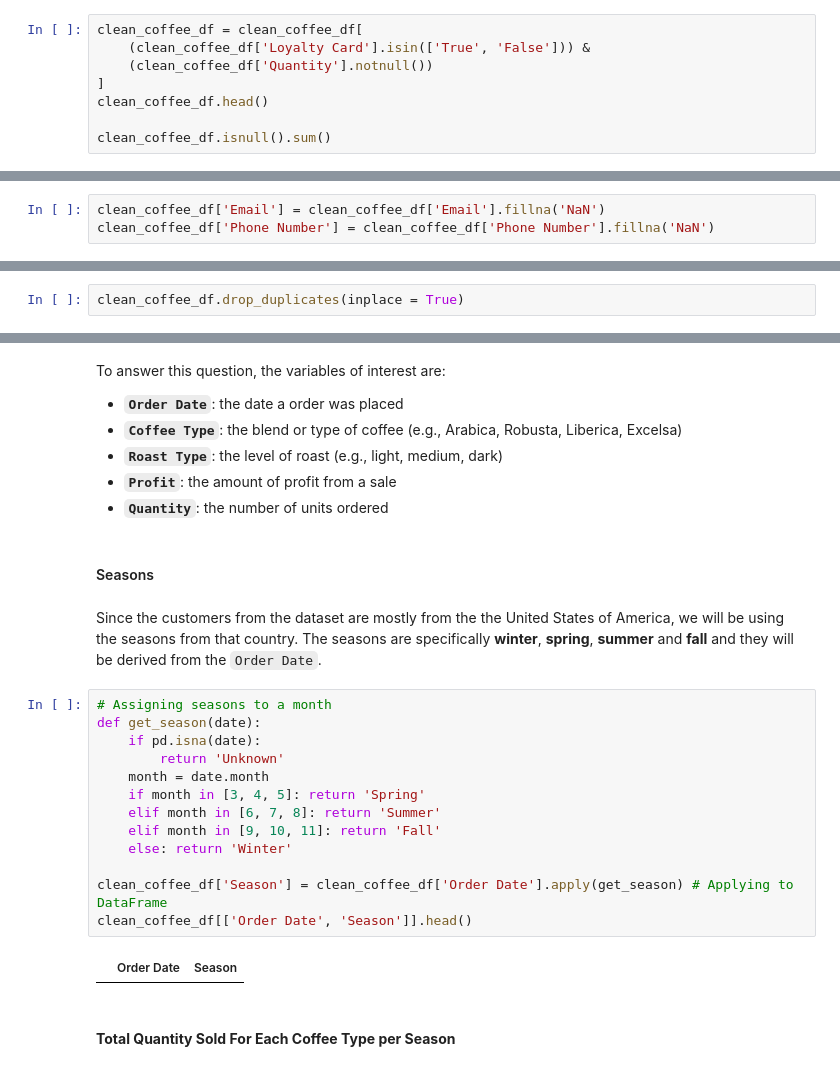
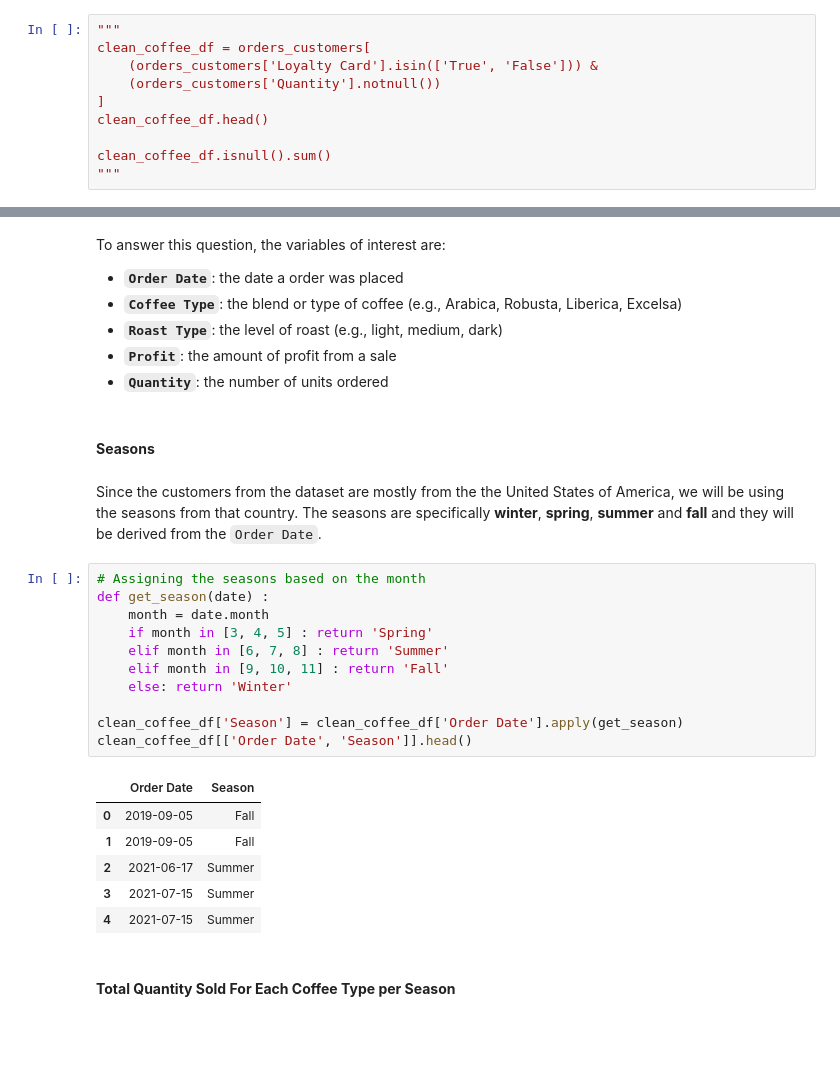
Before and after one commit to Emman-28/CSMODEL-MP, a Jupyter notebook: CSMODEL MP.ipynb, the cells around one changed output, grey strips where cells are left out. Drawn from its saved outputs; the diff is of its cells as text; blank space fills up the shorter version.

```diff
--- a/CSMODEL MP.ipynb
+++ b/CSMODEL MP.ipynb
@@ -405,11 +384,13 @@ It looks like
 # %% [markdown]
 ### Missing Data
 # %%
-clean_coffee_df = clean_coffee_df[
-    (clean_coffee_df['Loyalty Card'].isin(['True', 'False'])) &
-    (clean_coffee_df['Quantity'].notnull())
+"""
+clean_coffee_df = orders_customers[
+    (orders_customers['Loyalty Card'].isin(['True', 'False'])) &
+    (orders_customers['Quantity'].notnull())
 ]
 clean_coffee_df.head()
 
 clean_coffee_df.isnull().sum()
+"""
 # %% [output]
@@ -436,3 +397,0 @@ dtype: int64
-# %%
-clean_coffee_df['Email'] = clean_coffee_df['Email'].fillna('NaN')
-clean_coffee_df['Phone Number'] = clean_coffee_df['Phone Number'].fillna('NaN')
@@ -462,6 +406,5 @@ dtype: int64
 # %% [markdown]
 ### Duplicate Data
 # %%
-clean_coffee_df.drop_duplicates(inplace = True)
 # %% [output]
 |  | Order ID | Order Date | Customer ID | Product ID | Quantity | Customer Name | Email | Phone Number | ... |
@@ -513,24 +452,27 @@ To answer this question, the variables of interest are:
 - **`Profit`**: the amount of profit from a sale
 - **`Quantity`**: the number of units ordered
 # %% [markdown]
-#### Seasons
+#### **Seasons**
 # %% [markdown]
 Since the customers from the dataset are mostly from the the United States of America, we will be using the seasons from that country. The seasons are specifically **winter**, **spring**, **summer** and **fall** and they will be derived from the `Order Date`.
 # %%
-# Assigning seasons to a month
-def get_season(date):
-    if pd.isna(date):
-        return 'Unknown'
+# Assigning the seasons based on the month
+def get_season(date) :
     month = date.month
-    if month in [3, 4, 5]: return 'Spring'
-    elif month in [6, 7, 8]: return 'Summer'
-    elif month in [9, 10, 11]: return 'Fall'
+    if month in [3, 4, 5] : return 'Spring'
+    elif month in [6, 7, 8] : return 'Summer'
+    elif month in [9, 10, 11] : return 'Fall'
     else: return 'Winter'
 
-clean_coffee_df['Season'] = clean_coffee_df['Order Date'].apply(get_season) # Applying to DataFrame
+clean_coffee_df['Season'] = clean_coffee_df['Order Date'].apply(get_season)
 clean_coffee_df[['Order Date', 'Season']].head()
 # %% [output]
 |  | Order Date | Season |
+| 0 | 2019-09-05 | Fall |
+| 1 | 2019-09-05 | Fall |
+| 2 | 2021-06-17 | Summer |
+| 3 | 2021-07-15 | Summer |
+| 4 | 2021-07-15 | Summer |
 # %% [markdown]
 #### **Total Quantity Sold For Each Coffee Type per Season**
 # %% [markdown]
```
Also changed, not shown: parts of 47 cells of this notebook.
